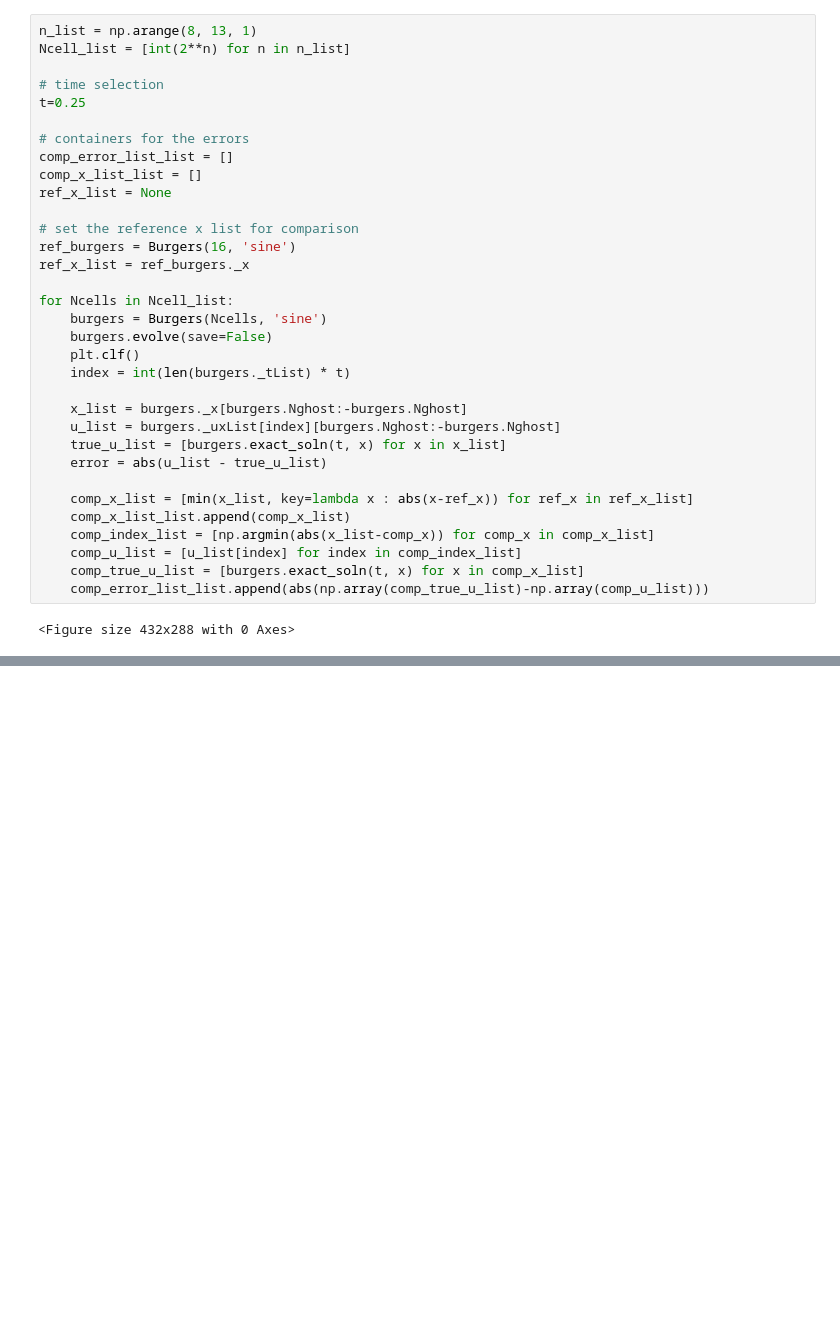
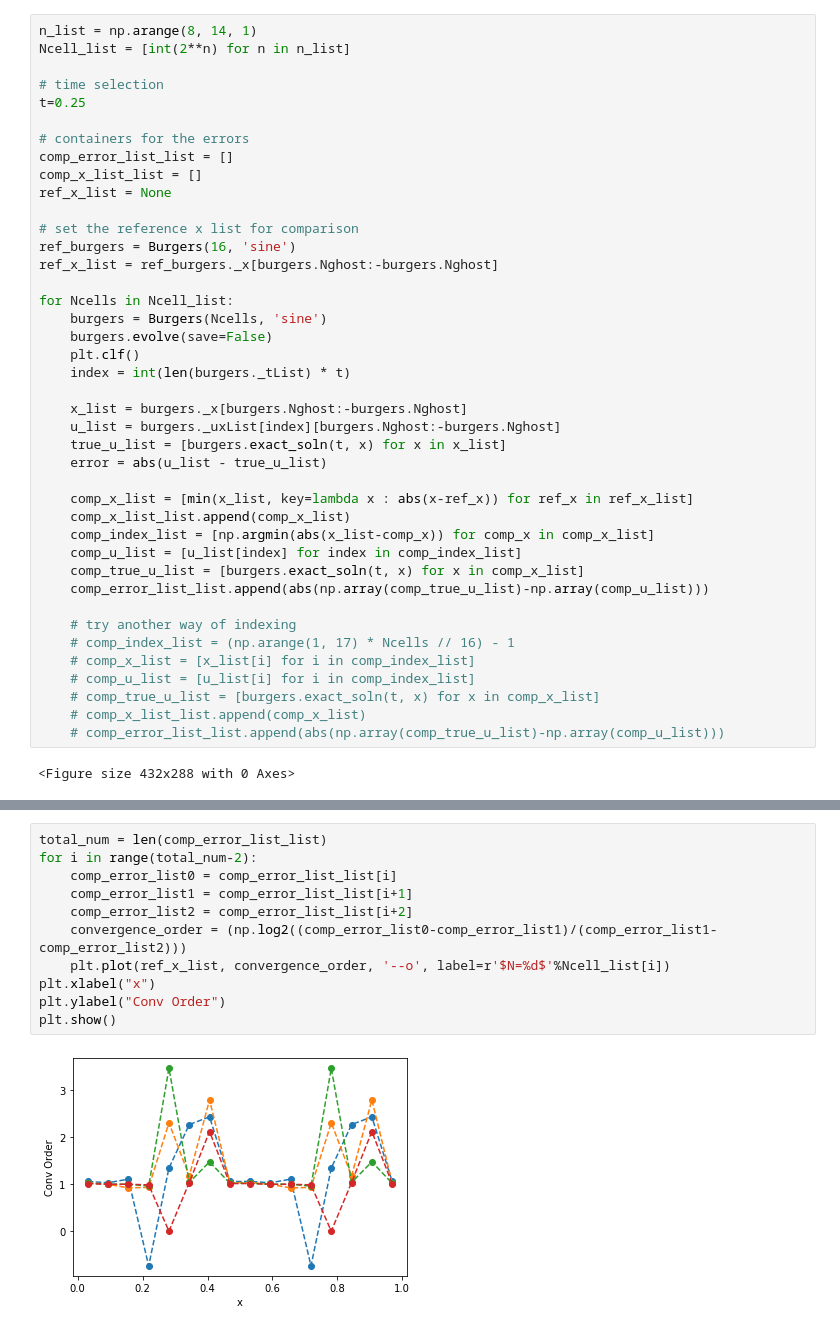
Before and after one commit to JerryChen97/Hydrodynamics, a Jupyter notebook: burgers.ipynb, the cells around one changed output, grey strips where cells are left out. Saved outputs shown, nothing was run; the diff lists cells and outputs as text; blank space fills up the shorter version.

```diff
--- a/burgers.ipynb
+++ b/burgers.ipynb
@@ -455,7 +455,7 @@ Apparently, the linear method works quite worse than minmod.
 # %% [markdown]
 # Pointwise Comparison After Shock
 # %%
-n_list = np.arange(8, 13, 1)
+n_list = np.arange(8, 14, 1)
 Ncell_list = [int(2**n) for n in n_list]
 
 # time selection
@@ -468,7 +468,7 @@ ref_x_list = None
 
 # set the reference x list for comparison
 ref_burgers = Burgers(16, 'sine')
-ref_x_list = ref_burgers._x
+ref_x_list = ref_burgers._x[burgers.Nghost:-burgers.Nghost]
 
 for Ncells in Ncell_list:
     burgers = Burgers(Ncells, 'sine')
@@ -487,5 +487,13 @@ for Ncells in Ncell_list:
     comp_u_list = [u_list[index] for index in comp_index_list]
     comp_true_u_list = [burgers.exact_soln(t, x) for x in comp_x_list]
     comp_error_list_list.append(abs(np.array(comp_true_u_list)-np.array(comp_u_list)))
+
+    # try another way of indexing
+    # comp_index_list = (np.arange(1, 17) * Ncells // 16) - 1
+    # comp_x_list = [x_list[i] for i in comp_index_list]
+    # comp_u_list = [u_list[i] for i in comp_index_list]
+    # comp_true_u_list = [burgers.exact_soln(t, x) for x in comp_x_list]
+    # comp_x_list_list.append(comp_x_list)
+    # comp_error_list_list.append(abs(np.array(comp_true_u_list)-np.array(comp_u_list)))
 # %% [output]
 <Figure size 432x288 with 0 Axes>
@@ -497,0 +504,13 @@ total_num = len(comp_error_list_list)
+# %%
+total_num = len(comp_error_list_list)
+for i in range(total_num-2):
+    comp_error_list0 = comp_error_list_list[i]
+    comp_error_list1 = comp_error_list_list[i+1]
+    comp_error_list2 = comp_error_list_list[i+2]
+    convergence_order = (np.log2((comp_error_list0-comp_error_list1)/(comp_error_list1-comp_error_list2)))
+    plt.plot(ref_x_list, convergence_order, '--o', label=r'$N=%d$'%Ncell_list[i])
+plt.xlabel("x")
+plt.ylabel("Conv Order")
+plt.show()
+# %% [output]
+[figure, added]
```
Also changed, not shown: parts of 4 cells of this notebook.
